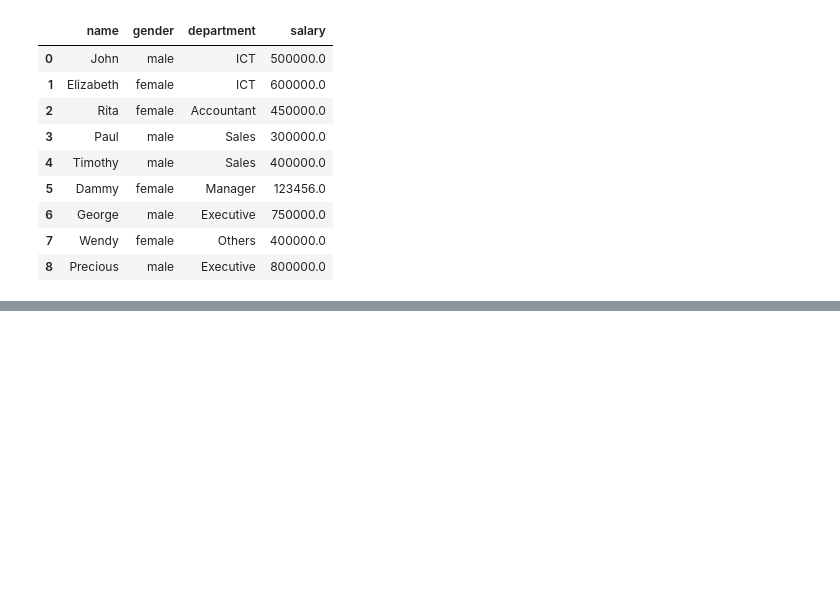
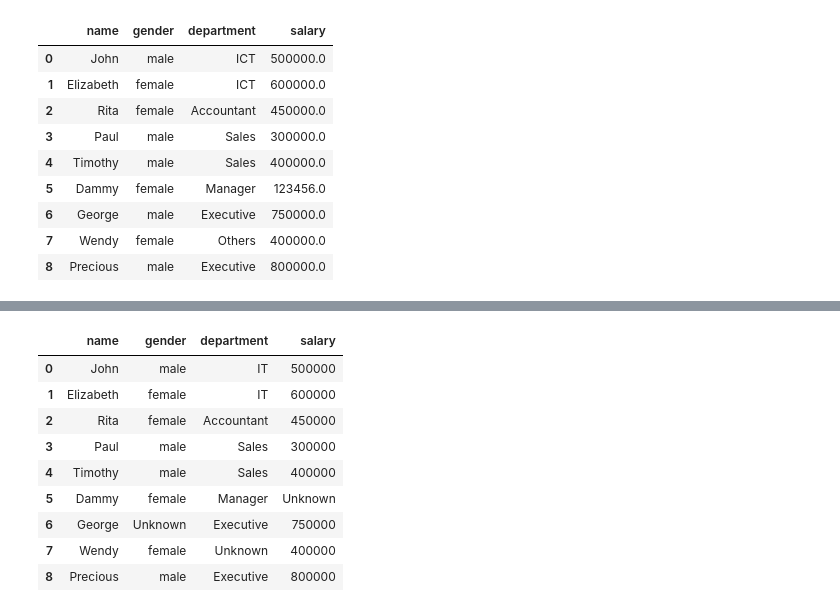
Before and after one commit to emmyvera/Python4DA, a Jupyter notebook: Pandas Lesson 5.ipynb, the cells around one changed output, grey strips where cells are left out. Drawn from its saved outputs; the diff is of its cells as text; code cells hidden in the pictures; blank space fills up the shorter version.

```diff
--- a/Pandas Lesson 5.ipynb
+++ b/Pandas Lesson 5.ipynb
@@ -170,3 +170,5 @@ df3
 | 6 | George | male | Executive | 750000.0 |
 | 7 | Wendy | female | Others | 400000.0 |
 | 8 | Precious | male | Executive | 800000.0 |
+# %%
+df4 = df.copy()
@@ -172,0 +188,15 @@ df3
+# %%
+df4.fillna('Unknown', inplace=True)
+# %%
+df4
+# %% [output]
+|  | name | gender | department | salary |
+| 0 | John | male | IT | 500000 |
+| 1 | Elizabeth | female | IT | 600000 |
+| 2 | Rita | female | Accountant | 450000 |
+| 3 | Paul | male | Sales | 300000 |
+| 4 | Timothy | male | Sales | 400000 |
+| 5 | Dammy | female | Manager | Unknown |
+| 6 | George | Unknown | Executive | 750000 |
+| 7 | Wendy | female | Unknown | 400000 |
+| 8 | Precious | male | Executive | 800000 |
```
Also changed, not shown: parts of 8 cells of this notebook, 6 other files.
